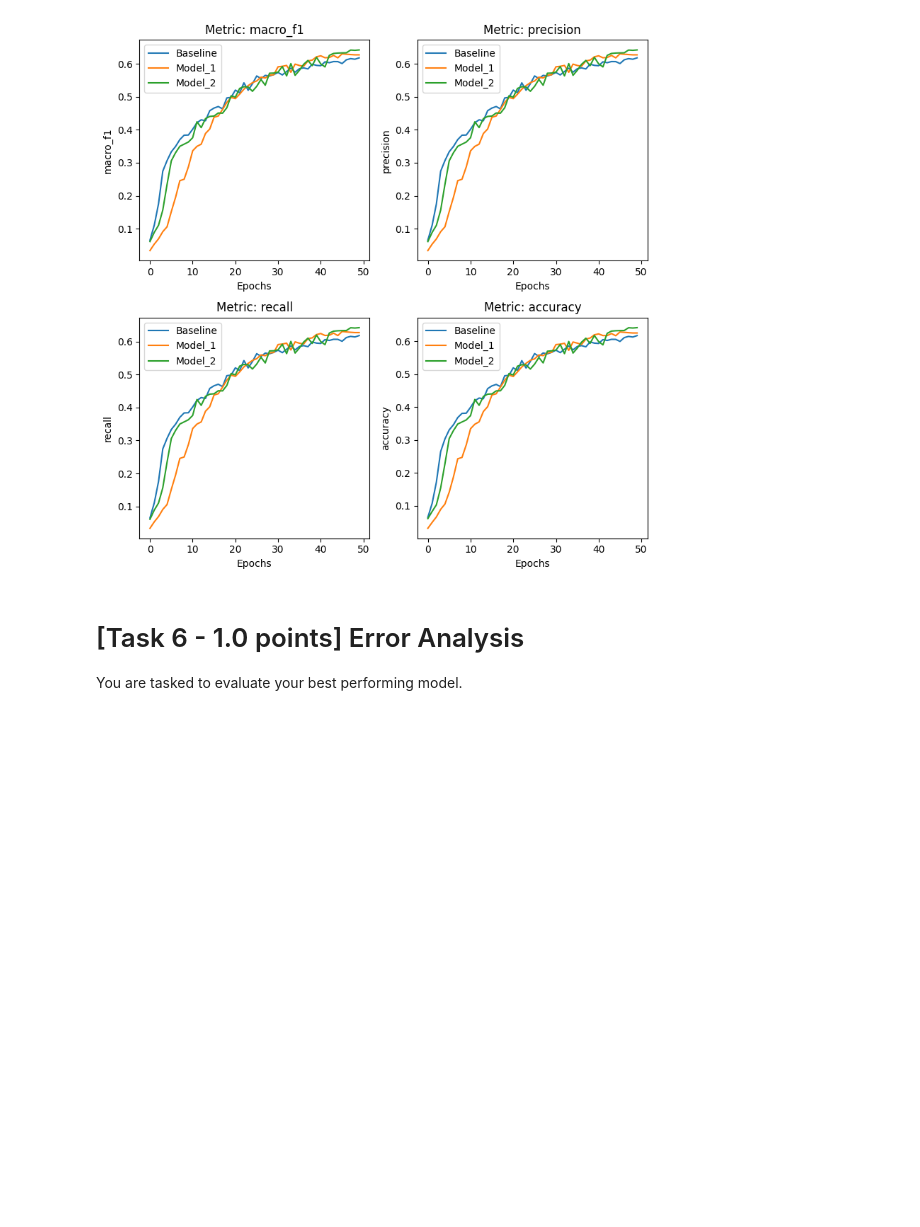
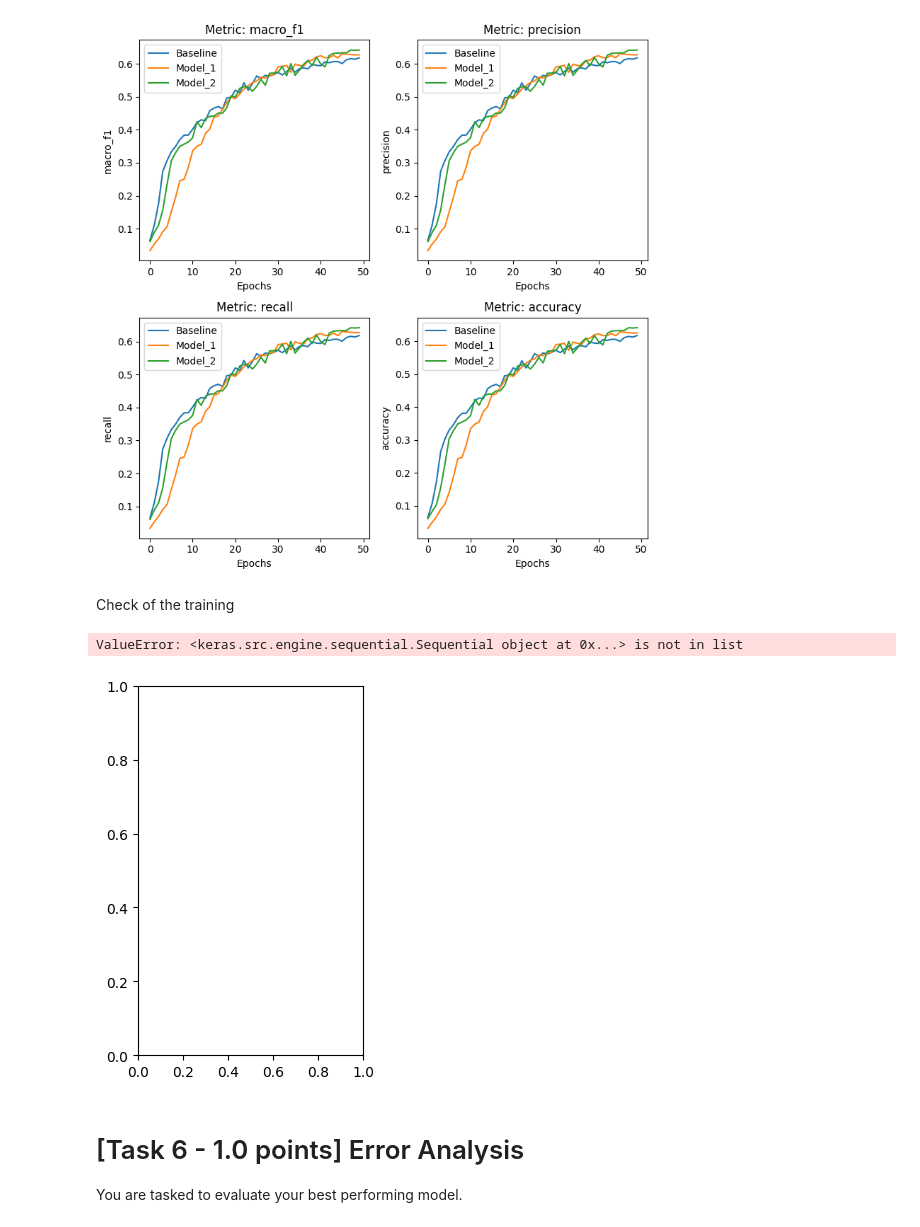
Before and after one commit to LorenzoScaioli/NLP_POS-tagging, a Jupyter notebook: Assignment1.ipynb, the cells around one changed output. Cells and saved outputs as stored; diff of their text form; code cells hidden in the pictures; blank space fills up the shorter version.

```diff
--- a/Assignment1.ipynb
+++ b/Assignment1.ipynb
@@ -788,3 +788,5 @@ check_robustness_model(trained_models, trained_metrics_dict_val)
 check_best_model(trained_models, trained_metrics_dict_val, seed=seeds[2])
 # %% [output]
 [figure]
+# %% [markdown]
+Check of the training
@@ -791,3 +815,16 @@ check_best_model(trained_models, trained_metrics_dict_val, seed=seeds[2])
+# %%
+for model in trained_models[0:3:4]:
+
+    plt.subplot(1, 2, 1)
+
+    metrics_dict = trained_metrics_dict_test[trained_models.index(best_model)]
+    cm = trained_cm_test[trained_models.index(best_model)]
+    history = trained_history[trained_models.index(best_model)]
+
+    graph_plots(history, model.name)
+# %% [output]
+ValueError: <keras.src.engine.sequential.Sequential object at 0x...> is not in list
+[figure, added]
 # %% [markdown]
 # [Task 6 - 1.0 points] Error Analysis
 
```
Also changed, not shown: parts of 26 cells of this notebook.
